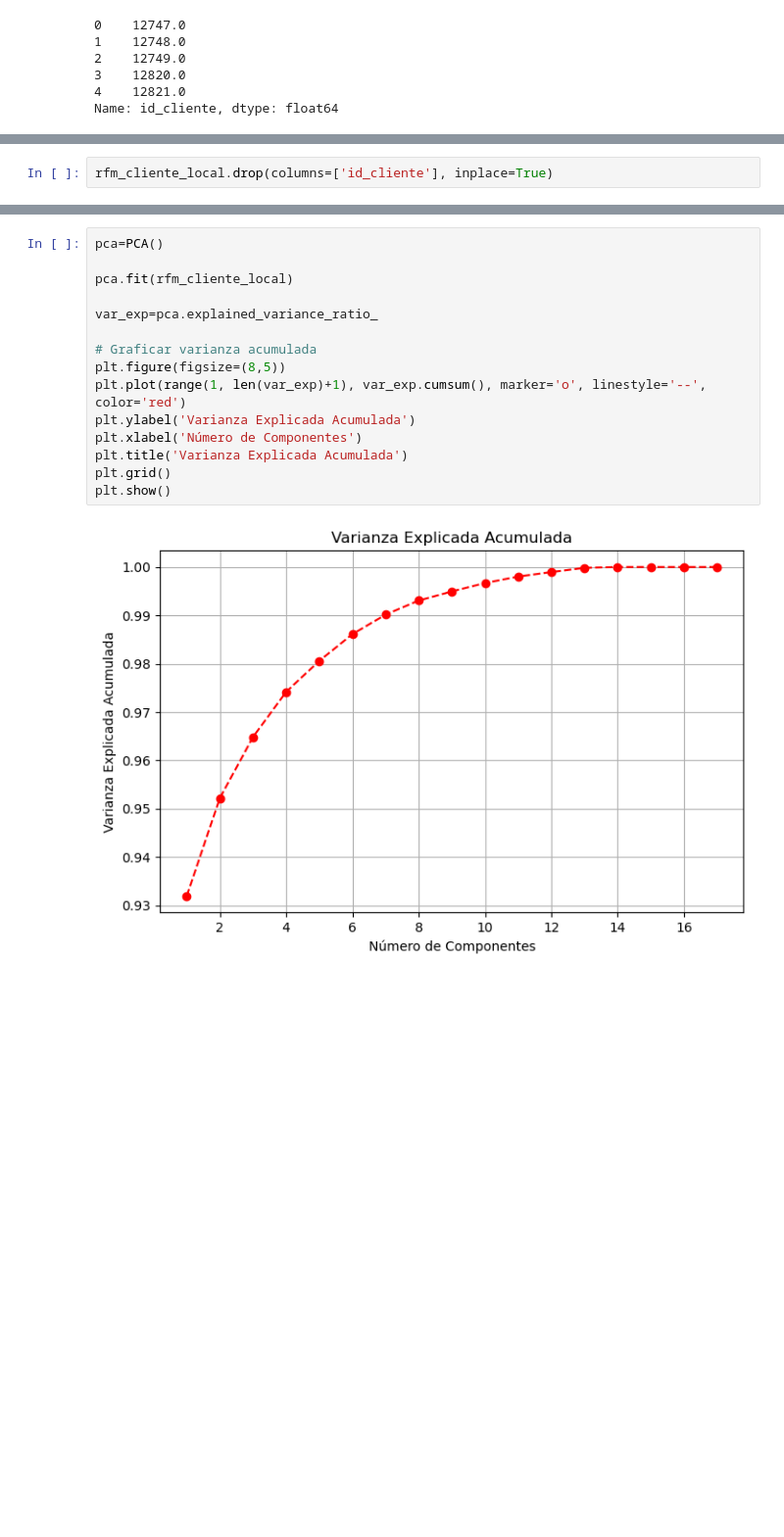
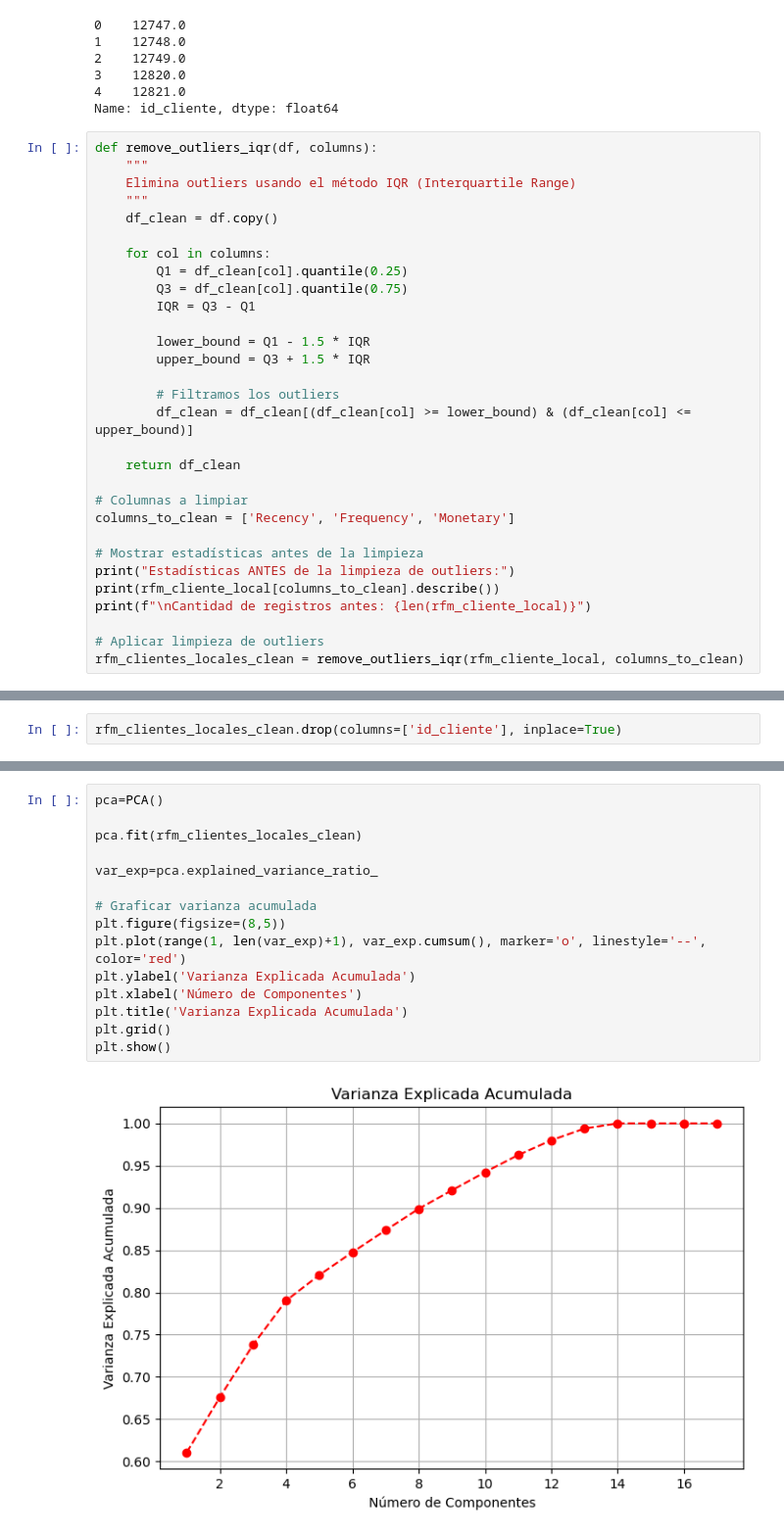
Before and after one commit to agustin-mercado456/ecommerce-analytic, a Jupyter notebook: notebooks/DBSCAN/clientes/dbscan_clientes_locales.ipynb, the cells around one changed output, grey strips where cells are left out. Shown at 98% size. Drawn from its saved outputs; the diff is of its cells as text; blank space fills up the shorter version.

Commit message:
dbsacan_clientes_locales

```diff
--- a/notebooks/DBSCAN/clientes/dbscan_clientes_locales.ipynb
+++ b/notebooks/DBSCAN/clientes/dbscan_clientes_locales.ipynb
@@ -53,3 +53,33 @@ id_cliente.head()
 3    12820.0
 4    12821.0
 Name: id_cliente, dtype: float64
+# %%
+def remove_outliers_iqr(df, columns):
+    """
+    Elimina outliers usando el método IQR (Interquartile Range)
+    """
+    df_clean = df.copy()
+
+    for col in columns:
+        Q1 = df_clean[col].quantile(0.25)
+        Q3 = df_clean[col].quantile(0.75)
+        IQR = Q3 - Q1
+
+        lower_bound = Q1 - 1.5 * IQR
+        upper_bound = Q3 + 1.5 * IQR
+
+        # Filtramos los outliers
+        df_clean = df_clean[(df_clean[col] >= lower_bound) & (df_clean[col] <= upper_bound)]
+
+    return df_clean
+
+# Columnas a limpiar
+columns_to_clean = ['Recency', 'Frequency', 'Monetary']
+
+# Mostrar estadísticas antes de la limpieza
+print("Estadísticas ANTES de la limpieza de outliers:")
+print(rfm_cliente_local[columns_to_clean].describe())
+print(f"\nCantidad de registros antes: {len(rfm_cliente_local)}")
+
+# Aplicar limpieza de outliers
+rfm_clientes_locales_clean = remove_outliers_iqr(rfm_cliente_local, columns_to_clean)
@@ -56,2 +99,2 @@ Name: id_cliente, dtype: float64
 # %%
-rfm_cliente_local.drop(columns=['id_cliente'], inplace=True)
+rfm_clientes_locales_clean.drop(columns=['id_cliente'], inplace=True)
@@ -65,18 +119,18 @@ Index(['Recency', 'Frequency', 'Monetary', 'horario_promedio', '2010-12',
 # %%
 pca=PCA()
 
-pca.fit(rfm_cliente_local)
+pca.fit(rfm_clientes_locales_clean)
 
 var_exp=pca.explained_variance_ratio_
 
 # Graficar varianza acumulada
 plt.figure(figsize=(8,5))
 plt.plot(range(1, len(var_exp)+1), var_exp.cumsum(), marker='o', linestyle='--', color='red')
 plt.ylabel('Varianza Explicada Acumulada')
 plt.xlabel('Número de Componentes')
 plt.title('Varianza Explicada Acumulada')
 plt.grid()
 plt.show()
 # %% [output]
-[figure, old version]
+[figure, new version]
 # %%
```
Also changed, not shown: parts of 12 cells of this notebook, 1 other file.
